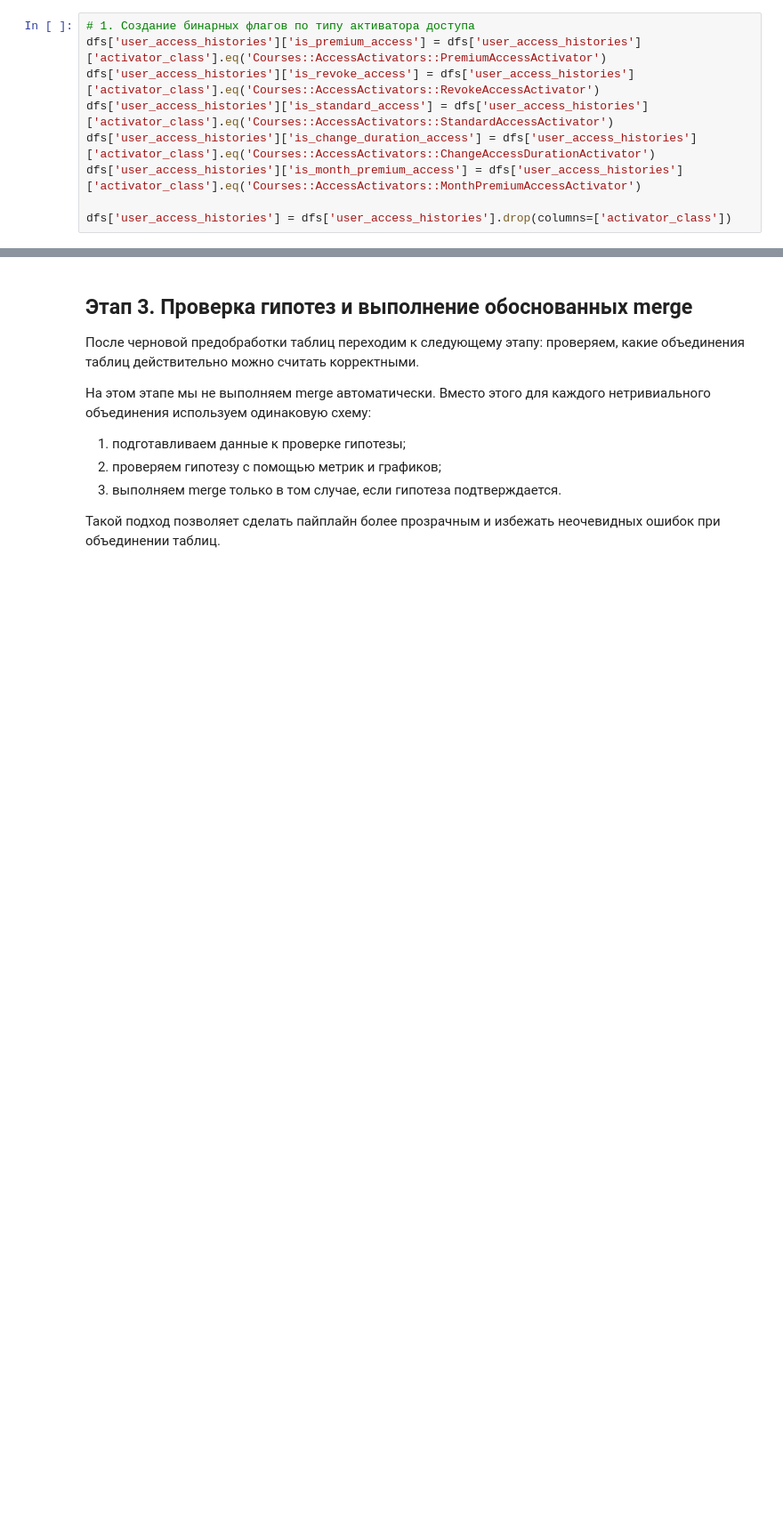
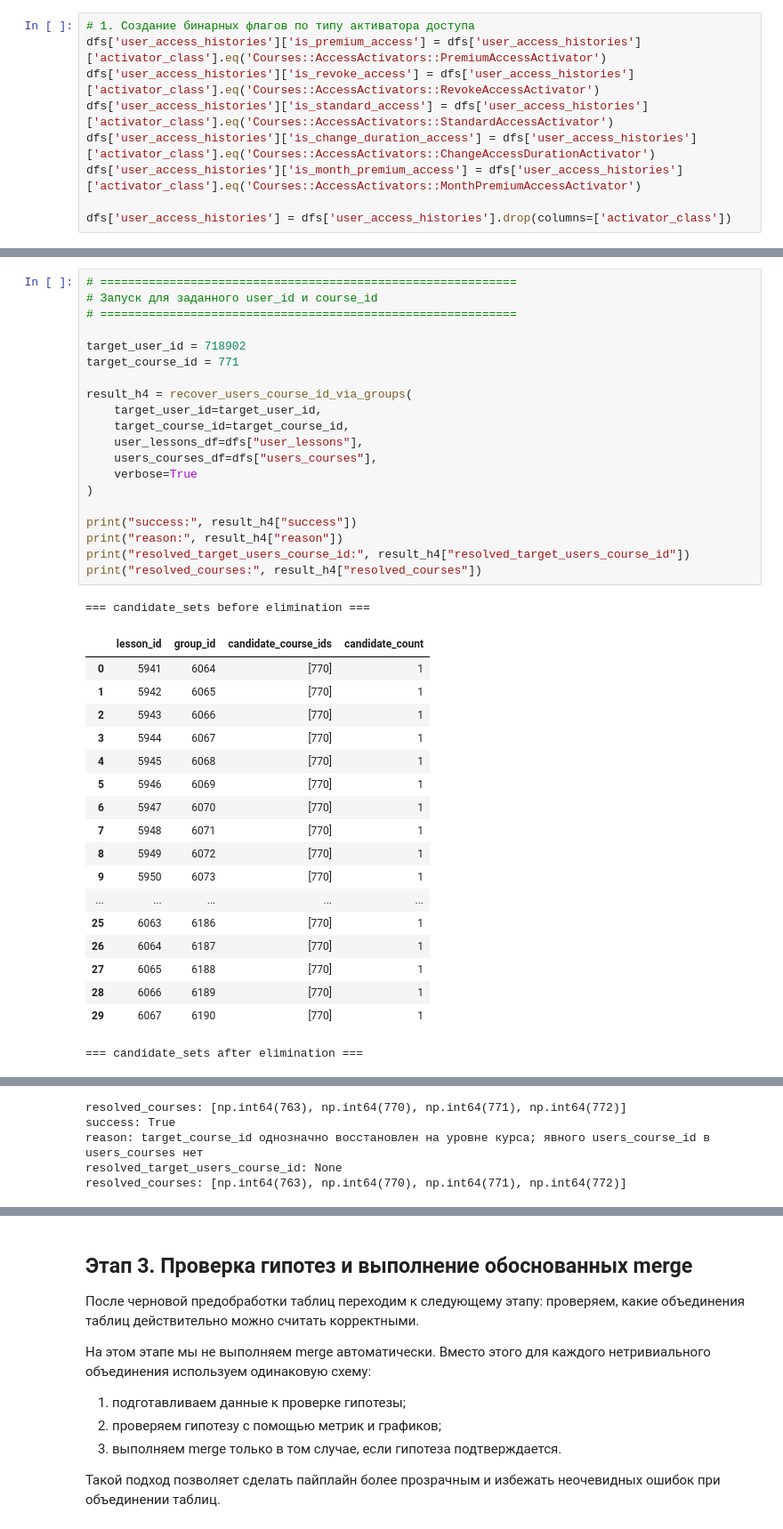
Before and after one commit to AntonDudDm/Xakaton, a Jupyter notebook: notebooks/EDA.ipynb, the cells around one changed output, grey strips where cells are left out. Shown at 89% size. Cells and saved outputs as stored; diff of their text form; blank space fills up the shorter version.

Commit message:
created resolve pipeline

```diff
--- a/notebooks/EDA.ipynb
+++ b/notebooks/EDA.ipynb
@@ -557,0 +921,40 @@ dfs['user_access_histories'] = dfs['user_access_histories'].drop(columns=['activ
+# %%
+# ============================================================
+# Запуск для заданного user_id и course_id
+# ============================================================
+
+target_user_id = 718902
+target_course_id = 771
+
+result_h4 = recover_users_course_id_via_groups(
+    target_user_id=target_user_id,
+    target_course_id=target_course_id,
+    user_lessons_df=dfs["user_lessons"],
+    users_courses_df=dfs["users_courses"],
+    verbose=True
+)
+
+print("success:", result_h4["success"])
+print("reason:", result_h4["reason"])
+print("resolved_target_users_course_id:", result_h4["resolved_target_users_course_id"])
+print("resolved_courses:", result_h4["resolved_courses"])
+# %% [output]
+=== candidate_sets before elimination ===
+|  | lesson_id | group_id | candidate_course_ids | candidate_count |
+| 0 | 5941 | 6064 | [770] | 1 |
+| 1 | 5942 | 6065 | [770] | 1 |
+| 2 | 5943 | 6066 | [770] | 1 |
+| 3 | 5944 | 6067 | [770] | 1 |
+| 4 | 5945 | 6068 | [770] | 1 |
+| 5 | 5946 | 6069 | [770] | 1 |
+| 6 | 5947 | 6070 | [770] | 1 |
+| 7 | 5948 | 6071 | [770] | 1 |
+| 8 | 5949 | 6072 | [770] | 1 |
+| 9 | 5950 | 6073 | [770] | 1 |
+| ... | ... | ... | ... | ... |
+| 25 | 6063 | 6186 | [770] | 1 |
+| 26 | 6064 | 6187 | [770] | 1 |
+| 27 | 6065 | 6188 | [770] | 1 |
+| 28 | 6066 | 6189 | [770] | 1 |
+| 29 | 6067 | 6190 | [770] | 1 |
+=== candidate_sets after elimination ===
@@ -557,0 +978,5 @@ dfs['user_access_histories'] = dfs['user_access_histories'].drop(columns=['activ
+resolved_courses: [np.int64(763), np.int64(770), np.int64(771), np.int64(772)]
+success: True
+reason: target_course_id однозначно восстановлен на уровне курса; явного users_course_id в users_courses нет
+resolved_target_users_course_id: None
+resolved_courses: [np.int64(763), np.int64(770), np.int64(771), np.int64(772)]
```
Also changed, not shown: parts of 9 cells of this notebook, 1 other file.
